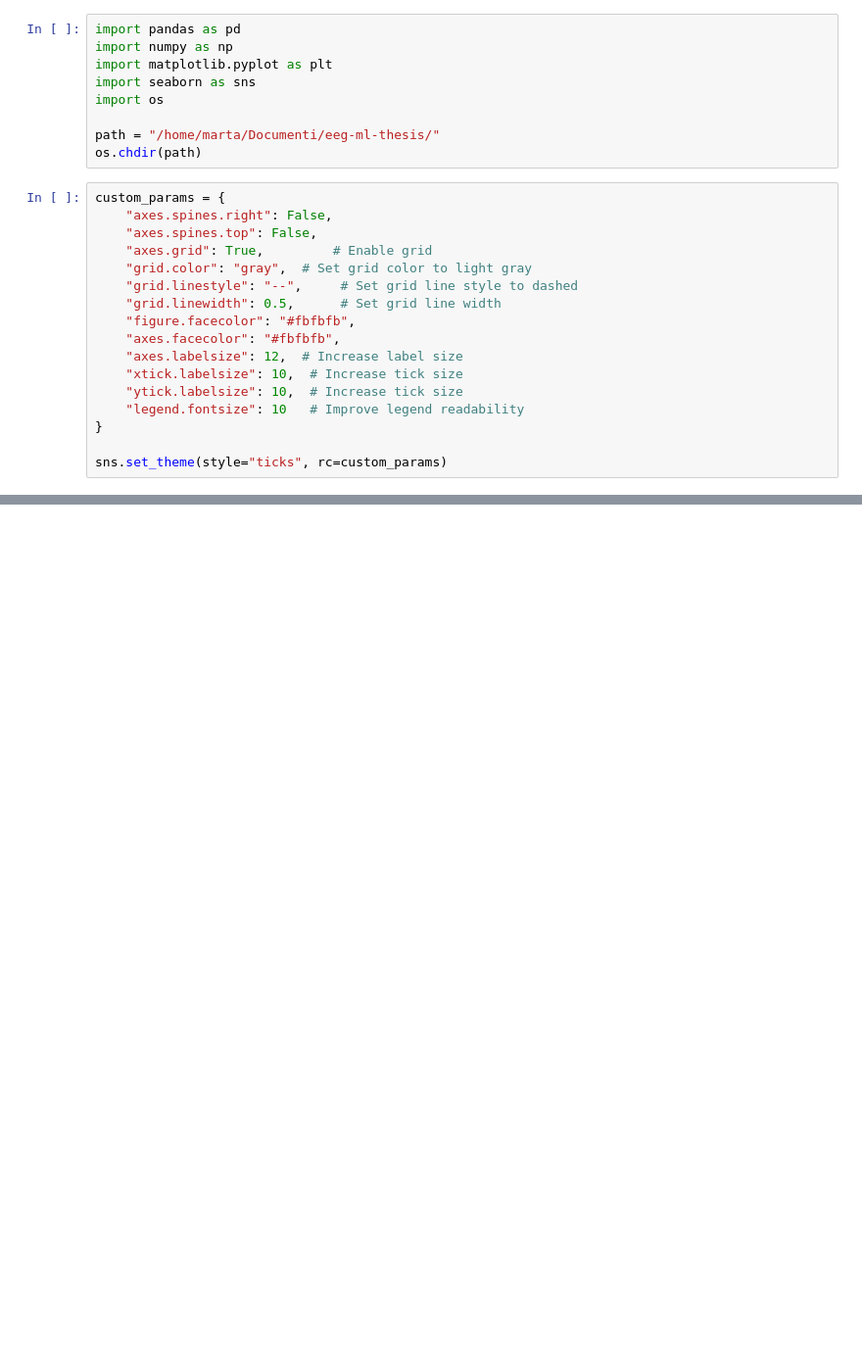
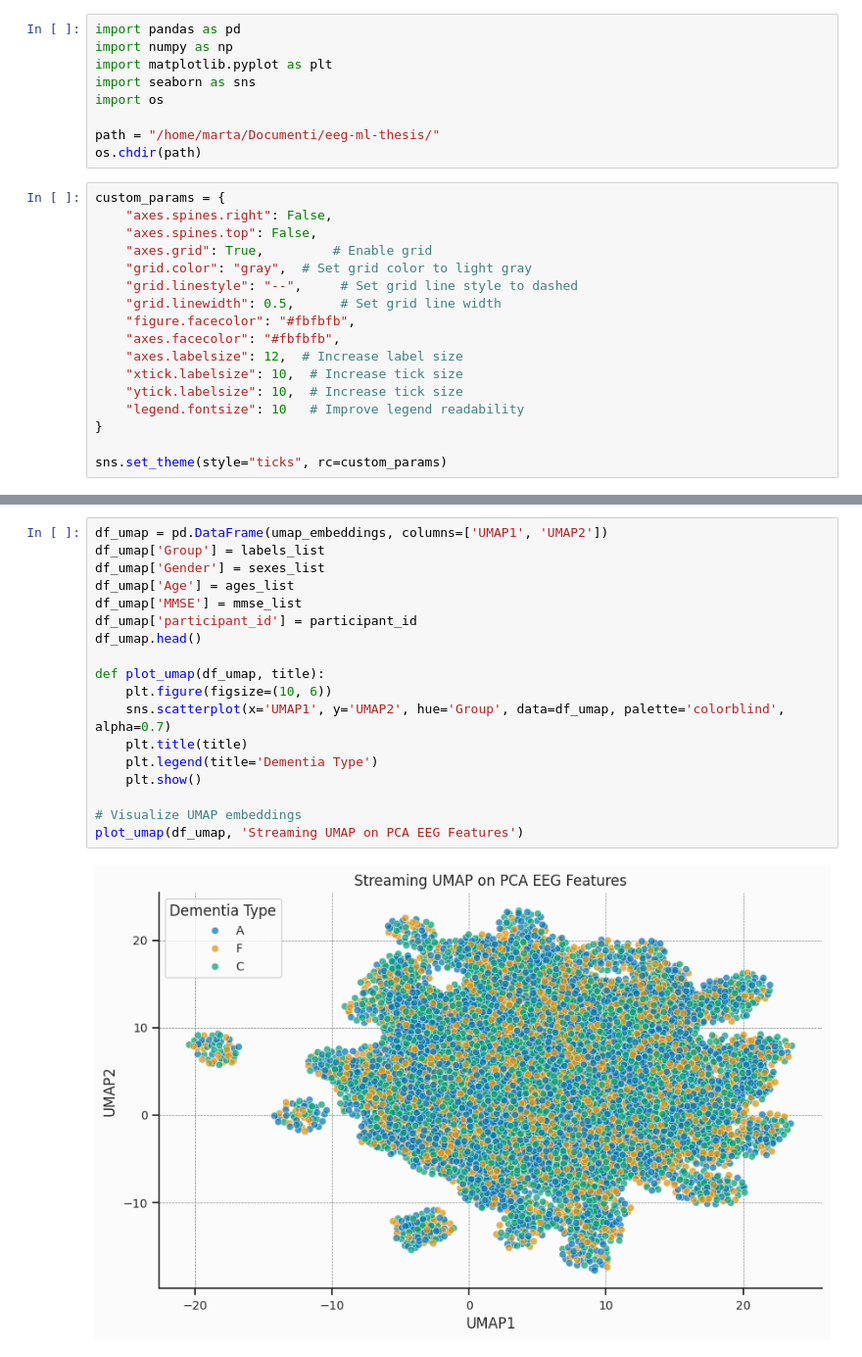
Before and after one commit to marta-brasola/eeg-ml-thesis, a Jupyter notebook: data_analysis/data-viz.ipynb, the cells around one changed output, grey strips where cells are left out. Shown at 98% size. Drawn from its saved outputs; the diff is of its cells as text; blank space fills up the shorter version.

```diff
--- a/data_analysis/data-viz.ipynb
+++ b/data_analysis/data-viz.ipynb
@@ -144,0 +96,20 @@ plt.show()
+# %%
+df_umap = pd.DataFrame(umap_embeddings, columns=['UMAP1', 'UMAP2'])
+df_umap['Group'] = labels_list
+df_umap['Gender'] = sexes_list
+df_umap['Age'] = ages_list
+df_umap['MMSE'] = mmse_list
+df_umap['participant_id'] = participant_id
+df_umap.head()
+
+def plot_umap(df_umap, title):
+    plt.figure(figsize=(10, 6))
+    sns.scatterplot(x='UMAP1', y='UMAP2', hue='Group', data=df_umap, palette='colorblind', alpha=0.7)
+    plt.title(title)
+    plt.legend(title='Dementia Type')
+    plt.show()
+
+# Visualize UMAP embeddings
+plot_umap(df_umap, 'Streaming UMAP on PCA EEG Features')
+# %% [output]
+[figure, added]
```
Also changed, not shown: parts of 7 cells of this notebook, 40 other files.
